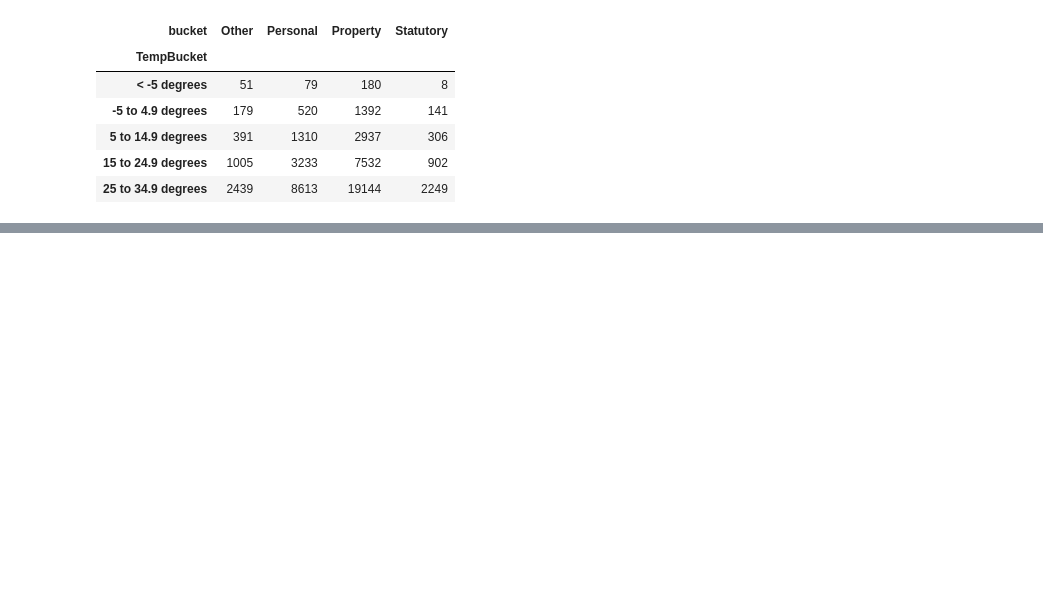
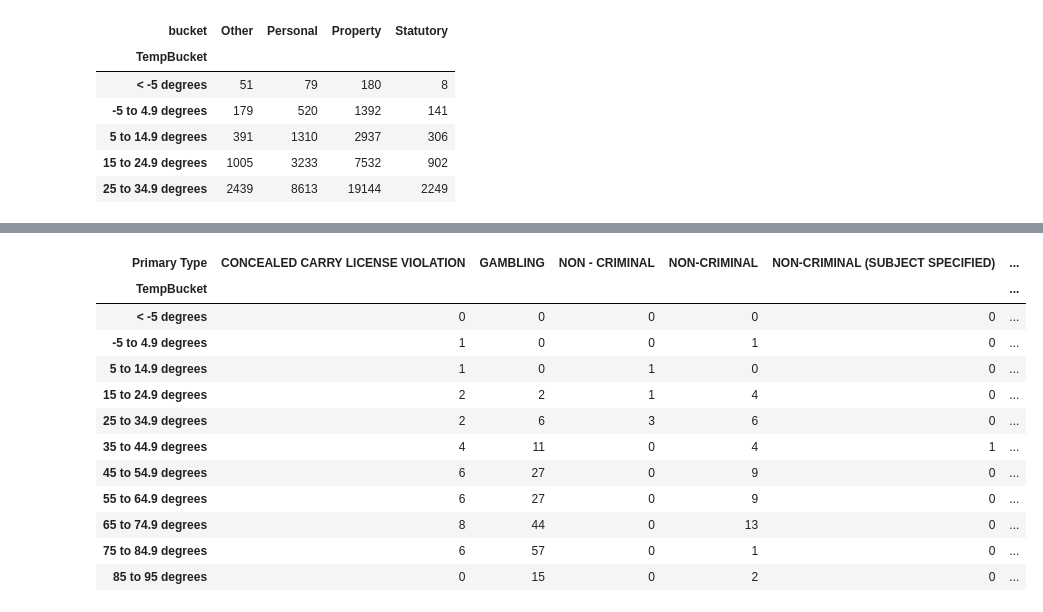
Before and after one commit to chengchenggan/Chicago_Crime_Weather, a Jupyter notebook: Resources/CombinedNotebook.ipynb, the cells around one changed output, grey strips where cells are left out. Drawn from its saved outputs; the diff is of its cells as text; code cells hidden in the pictures; blank space fills up the shorter version.

```diff
--- a/Resources/CombinedNotebook.ipynb
+++ b/Resources/CombinedNotebook.ipynb
@@ -270,3 +417,23 @@ combined_df
+# %%
+Otherbuckets = pd.pivot_table(Other_df,values='Case Number',
+                         index='TempBucket',
+                         columns='Primary Type',
+                         aggfunc=lambda x: len(x.unique()),fill_value=0)
+Otherbuckets
+# %% [output]
+| Primary Type | CONCEALED CARRY LICENSE VIOLATION | GAMBLING | NON - CRIMINAL | NON-CRIMINAL | NON-CRIMINAL (SUBJECT SPECIFIED) | ... |
+| TempBucket |  |  |  |  |  | ... |
+| < -5 degrees | 0 | 0 | 0 | 0 | 0 | ... |
+| -5 to 4.9 degrees | 1 | 0 | 0 | 1 | 0 | ... |
+| 5 to 14.9 degrees | 1 | 0 | 1 | 0 | 0 | ... |
+| 15 to 24.9 degrees | 2 | 2 | 1 | 4 | 0 | ... |
+| 25 to 34.9 degrees | 2 | 6 | 3 | 6 | 0 | ... |
+| 35 to 44.9 degrees | 4 | 11 | 0 | 4 | 1 | ... |
+| 45 to 54.9 degrees | 6 | 27 | 0 | 9 | 0 | ... |
+| 55 to 64.9 degrees | 6 | 27 | 0 | 9 | 0 | ... |
+| 65 to 74.9 degrees | 8 | 44 | 0 | 13 | 0 | ... |
+| 75 to 84.9 degrees | 6 | 57 | 0 | 1 | 0 | ... |
+| 85 to 95 degrees | 0 | 15 | 0 | 2 | 0 | ... |
 # %%
 #plot by hours
 OthDF = buckets_hour[buckets_hour.columns[0]]
```
Also changed, not shown: parts of 21 cells of this notebook.
